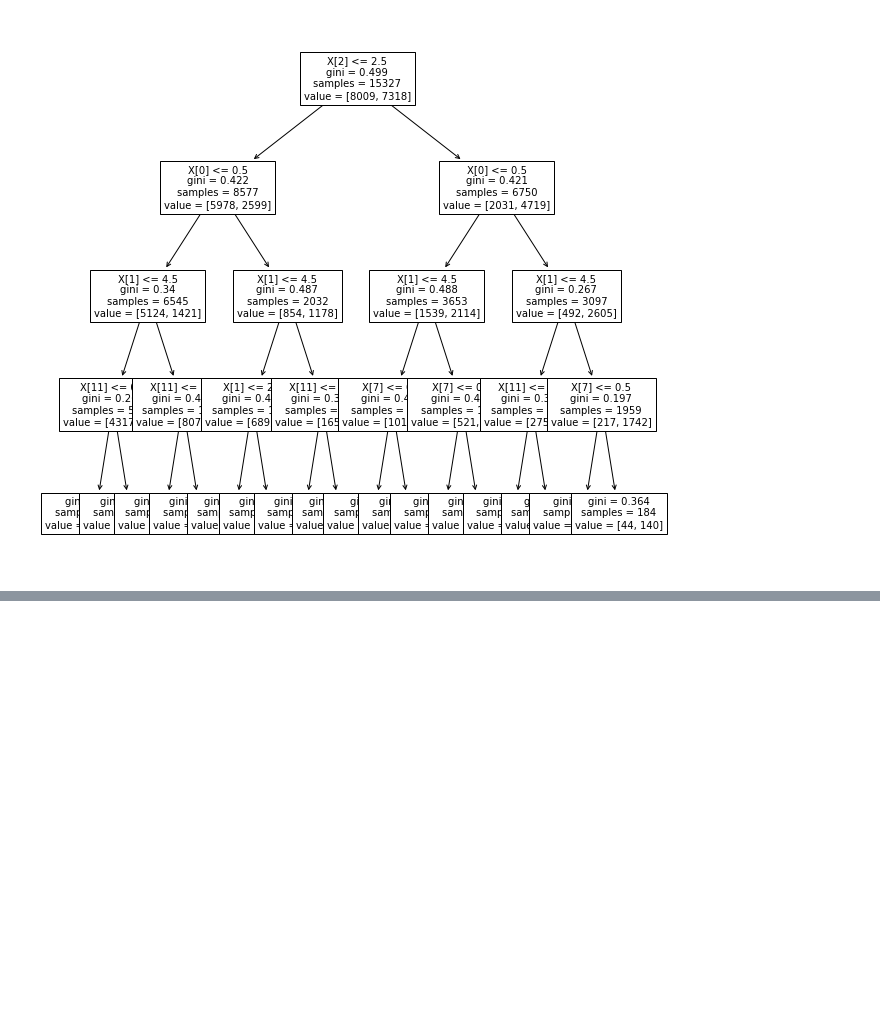
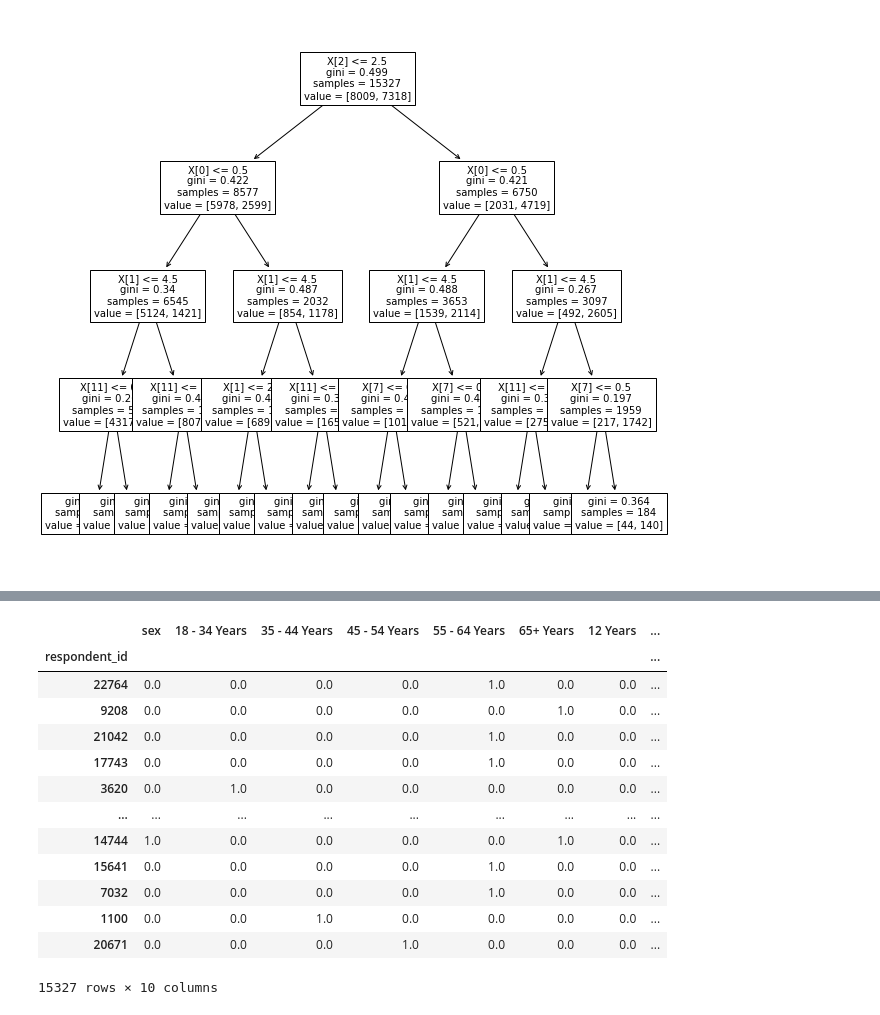
Before and after one commit to likej82/Probability-of-Receiving-Seasonal-Flu-Vaccination-Based-Off-Demographic, a Jupyter notebook: Wesnotebook.ipynb, the cells around one changed output, grey strips where cells are left out. Cells and saved outputs as stored; diff of their text form; code cells hidden in the pictures; blank space fills up the shorter version.

```diff
--- a/Wesnotebook.ipynb
+++ b/Wesnotebook.ipynb
@@ -1440,0 +1611,5 @@ plot_tree(tree_clf, ax=ax, fontsize=10);
+# %%
+education_train = X_train[['education']]
+ohe = OneHotEncoder(categories='auto', sparse=False, handle_unknown='ignore')
+ohe.fit(education_train)
+ohe.categories_
@@ -1440,0 +1619,3 @@ plot_tree(tree_clf, ax=ax, fontsize=10);
+# %%
+education_encoded_train = ohe.transform(education_train)
+education_encoded_train
@@ -1440,0 +1671,18 @@ plot_tree(tree_clf, ax=ax, fontsize=10);
+# %%
+X_train = pd.concat([X_train, education_encoded_train], axis=1)
+X_train
+# %% [output]
+|  | sex | 18 - 34 Years | 35 - 44 Years | 45 - 54 Years | 55 - 64 Years | 65+ Years | 12 Years | ... |
+| respondent_id |  |  |  |  |  |  |  | ... |
+| 22764 | 0.0 | 0.0 | 0.0 | 0.0 | 1.0 | 0.0 | 0.0 | ... |
+| 9208 | 0.0 | 0.0 | 0.0 | 0.0 | 0.0 | 1.0 | 0.0 | ... |
+| 21042 | 0.0 | 0.0 | 0.0 | 0.0 | 1.0 | 0.0 | 0.0 | ... |
+| 17743 | 0.0 | 0.0 | 0.0 | 0.0 | 1.0 | 0.0 | 0.0 | ... |
+| 3620 | 0.0 | 1.0 | 0.0 | 0.0 | 0.0 | 0.0 | 0.0 | ... |
+| ... | ... | ... | ... | ... | ... | ... | ... | ... |
+| 14744 | 1.0 | 0.0 | 0.0 | 0.0 | 0.0 | 1.0 | 0.0 | ... |
+| 15641 | 0.0 | 0.0 | 0.0 | 0.0 | 1.0 | 0.0 | 0.0 | ... |
+| 7032 | 0.0 | 0.0 | 0.0 | 0.0 | 1.0 | 0.0 | 0.0 | ... |
+| 1100 | 0.0 | 0.0 | 1.0 | 0.0 | 0.0 | 0.0 | 0.0 | ... |
+| 20671 | 0.0 | 0.0 | 0.0 | 1.0 | 0.0 | 0.0 | 0.0 | ... |
+15327 rows × 10 columns
```
Also changed, not shown: parts of 28 cells of this notebook.
